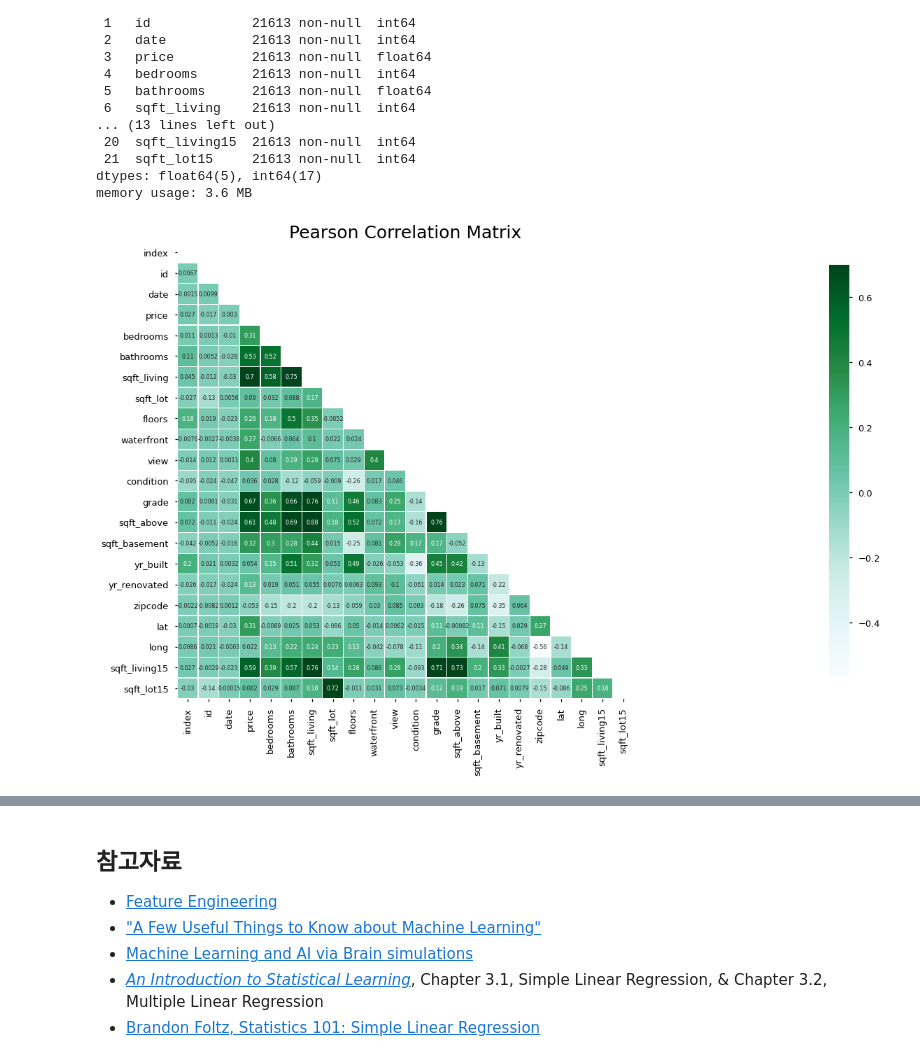
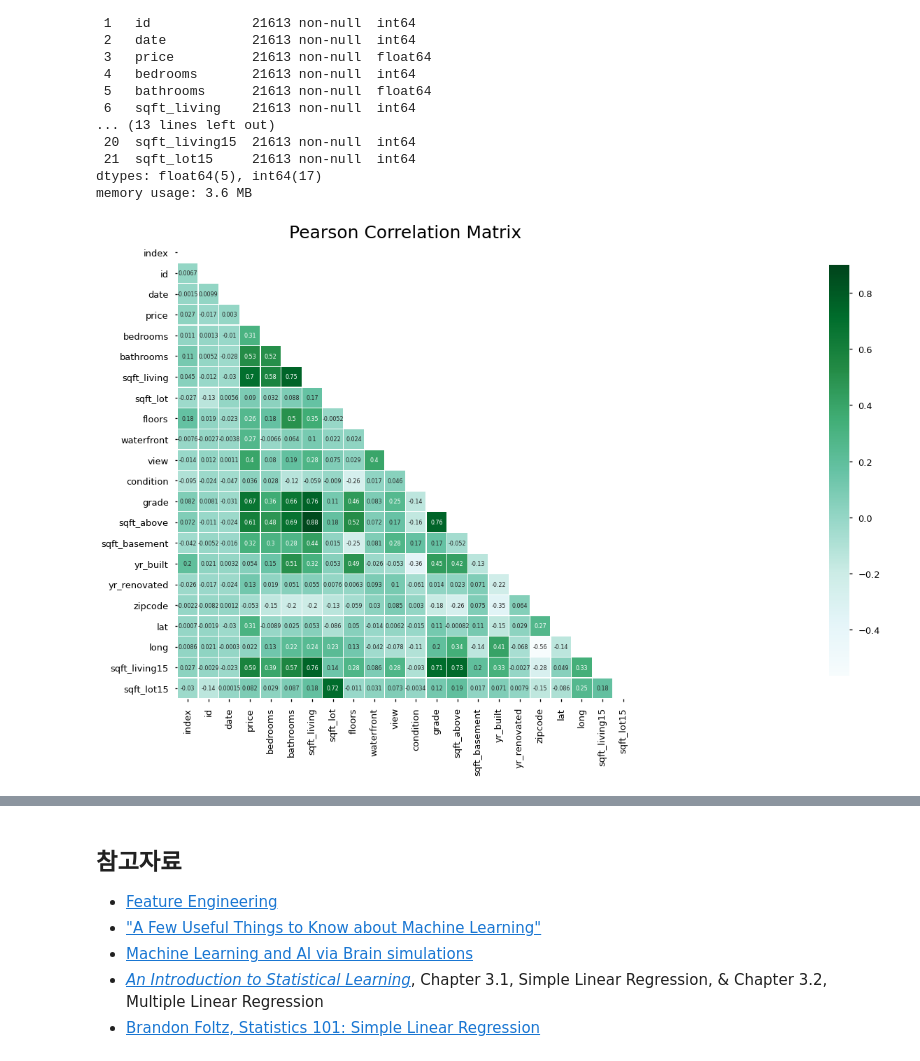
Before and after one commit to KyungRyeolBaek/study, a Jupyter notebook: n212-multiple-regression/n212a-multiple-regression.ipynb, the cells around one changed output, grey strips where cells are left out. Saved outputs shown, nothing was run; the diff lists cells and outputs as text; code cells hidden in the pictures.

```diff
--- a/n212-multiple-regression/n212a-multiple-regression.ipynb
+++ b/n212-multiple-regression/n212a-multiple-regression.ipynb
@@ -353,17 +369,17 @@ memory usage: 3.6 MB
 # %%
 # 피어슨 상관계수 매트릭스
 import numpy as np
 import seaborn as sns
 import matplotlib.pyplot as plt
 
 mask = np.zeros_like(df.corr(), dtype=np.bool)
 mask[np.triu_indices_from(mask)] = True
 
 f, ax = plt.subplots(figsize=(100, 12))
 plt.title('Pearson Correlation Matrix',fontsize=25)
 
-sns.heatmap(df.corr(),linewidths=0.25,vmax=0.7,square=True,cmap="BuGn",
+sns.heatmap(df.corr(),linewidths=0.25,vmax=0.9,square=True,cmap="BuGn",
             linecolor='w',annot=True,annot_kws={"size":8},
 						mask=mask,cbar_kws={"shrink": .9});
 # %% [output]
-[figure, old version]
+[figure, new version]
```
Also changed, not shown: parts of 26 cells of this notebook.
